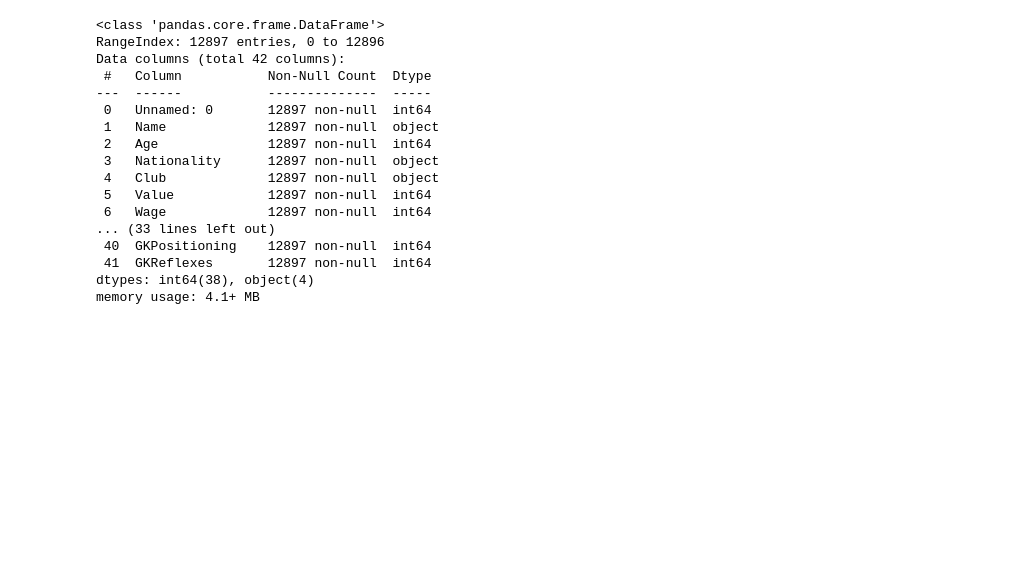
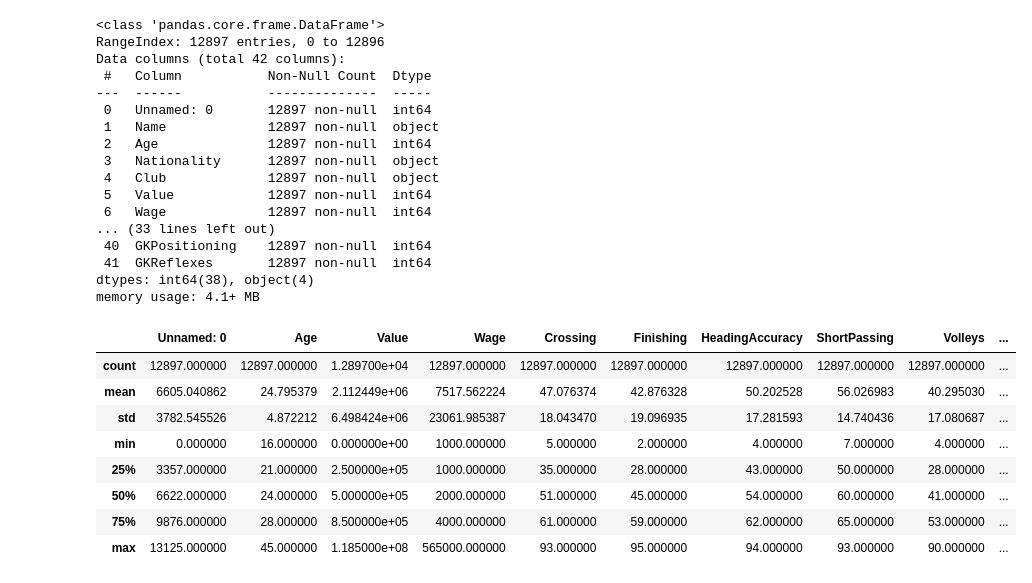
Before and after one commit to L1chik/SkillFactory, a Jupyter notebook: module_1/Python_05.ipynb, the cells around one changed output. Cells and saved outputs as stored; diff of their text form; code cells hidden in the pictures; blank space fills up the shorter version.

```diff
--- a/module_1/Python_05.ipynb
+++ b/module_1/Python_05.ipynb
@@ -63,3 +65,17 @@ Data columns (total 42 columns):
  41  GKReflexes       12897 non-null  int64
 dtypes: int64(38), object(4)
 memory usage: 4.1+ MB
+# %%
+df = pd.read_csv('data_sf.csv')
+with pd.option_context('display.max_rows', None, 'display.max_columns', None):
+    display(df.describe())
+# %% [output]
+|  | Unnamed: 0 | Age | Value | Wage | Crossing | Finishing | HeadingAccuracy | ShortPassing | Volleys | ... |
+| count | 12897.000000 | 12897.000000 | 1.289700e+04 | 12897.000000 | 12897.000000 | 12897.000000 | 12897.000000 | 12897.000000 | 12897.000000 | ... |
+| mean | 6605.040862 | 24.795379 | 2.112449e+06 | 7517.562224 | 47.076374 | 42.876328 | 50.202528 | 56.026983 | 40.295030 | ... |
+| std | 3782.545526 | 4.872212 | 6.498424e+06 | 23061.985387 | 18.043470 | 19.096935 | 17.281593 | 14.740436 | 17.080687 | ... |
+| min | 0.000000 | 16.000000 | 0.000000e+00 | 1000.000000 | 5.000000 | 2.000000 | 4.000000 | 7.000000 | 4.000000 | ... |
+| 25% | 3357.000000 | 21.000000 | 2.500000e+05 | 1000.000000 | 35.000000 | 28.000000 | 43.000000 | 50.000000 | 28.000000 | ... |
+| 50% | 6622.000000 | 24.000000 | 5.000000e+05 | 2000.000000 | 51.000000 | 45.000000 | 54.000000 | 60.000000 | 41.000000 | ... |
+| 75% | 9876.000000 | 28.000000 | 8.500000e+05 | 4000.000000 | 61.000000 | 59.000000 | 62.000000 | 65.000000 | 53.000000 | ... |
+| max | 13125.000000 | 45.000000 | 1.185000e+08 | 565000.000000 | 93.000000 | 95.000000 | 94.000000 | 93.000000 | 90.000000 | ... |
```
Also changed, not shown: parts of 16 cells of this notebook, 1 other file.
